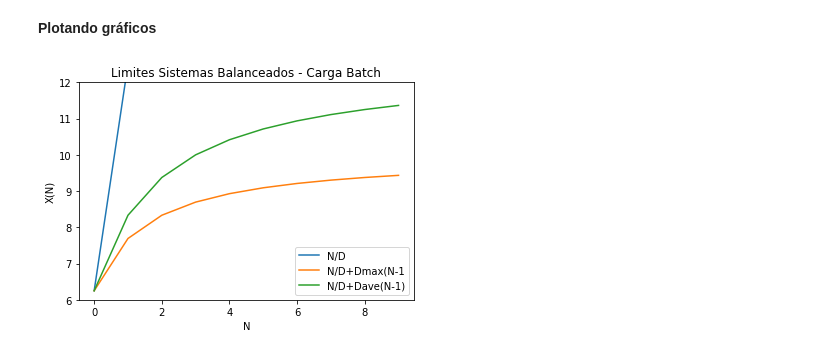
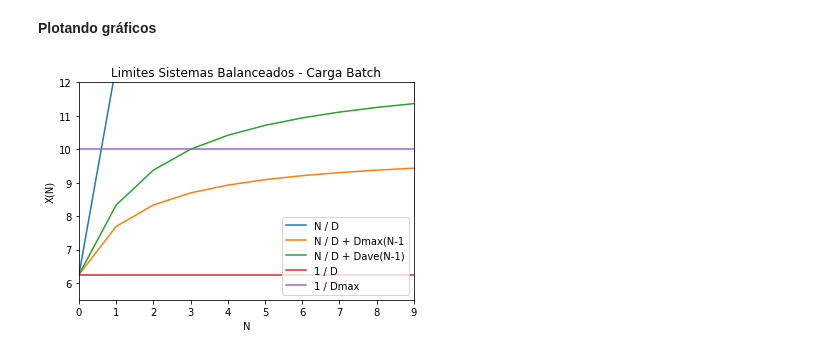
Before and after one commit to juliaavaladares/AvaliacaoDesempenhoDeSistemas, a Jupyter notebook: Trabalho.ipynb, the cells around one changed output. Drawn from its saved outputs; the diff is of its cells as text; code cells hidden in the pictures.

```diff
--- a/Trabalho.ipynb
+++ b/Trabalho.ipynb
@@ -279,7 +281,6 @@ while i <= 10:
 # %% [markdown]
 **Funções BATCH**
 # %%
-def batchX(n):
-    y = n/(d + (dm*(n-1)))
-    return y
+def batchX(n,de):
+    return n/(d + (de*(n-1)))
 # %%
@@ -289,4 +289,3 @@ def batchX_media(n):
 # %%
 def ene_sobre_de (n,de):
-    y = n/de
-    return y
+    return n/de
@@ -314,26 +307,32 @@ while j < len(n):
 vet2 = [] # vetor com os valores N/D + Dmax*(N-1)
 j = 0
 while j < len(n):
-    vet2.append(batchX(n[j]))
+    vet2.append(batchX(n[j],dm))
     j = j+1
 
 vet3 = [] # vetor com os valores N/D + Dave*(N-1)
 j = 0
 while j < len(n):
-    vet3.append(batchX_media(n[j]))
+    vet3.append(batchX(n[j],dave))
     j = j+1
+
+DM = [1/dm for i in n]
+D = [1/d for i in n]
 # %%
-plt.plot(vet1, label = "N/D")
-plt.plot(vet2, label = "N/D+Dmax(N-1")
-plt.plot(vet3, label = "N/D+Dave(N-1)")
-plt.ylim(6,12)
+plt.plot(vet1, label = "N / D")
+plt.plot(vet2, label = "N / D + Dmax(N-1")
+plt.plot(vet3, label = "N / D + Dave(N-1)")
+plt.plot(D, label = "1 / D")
+plt.plot(DM, label = "1 / Dmax")
+plt.ylim(5.5,12)
+plt.xlim(0,9)
 plt.legend(loc="best")
 plt.title("Limites Sistemas Balanceados - Carga Batch")
 plt.ylabel("X(N)")
 plt.xlabel("N")
 plt.show()
 # %% [output]
-[figure, old version]
+[figure, new version]
 # %%
 vet4 = [] # vetor com os valores D+Dmax(N-1)
 j = 0
```
Also changed, not shown: parts of 8 cells of this notebook.
